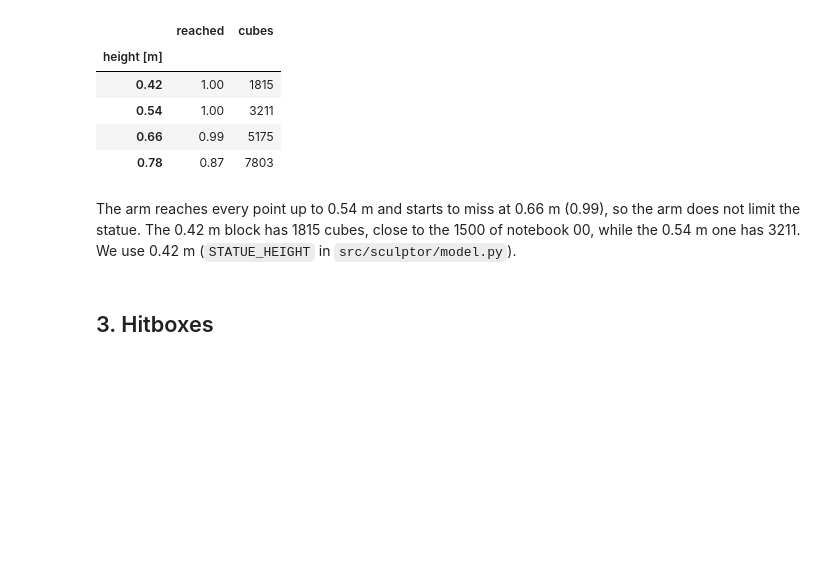
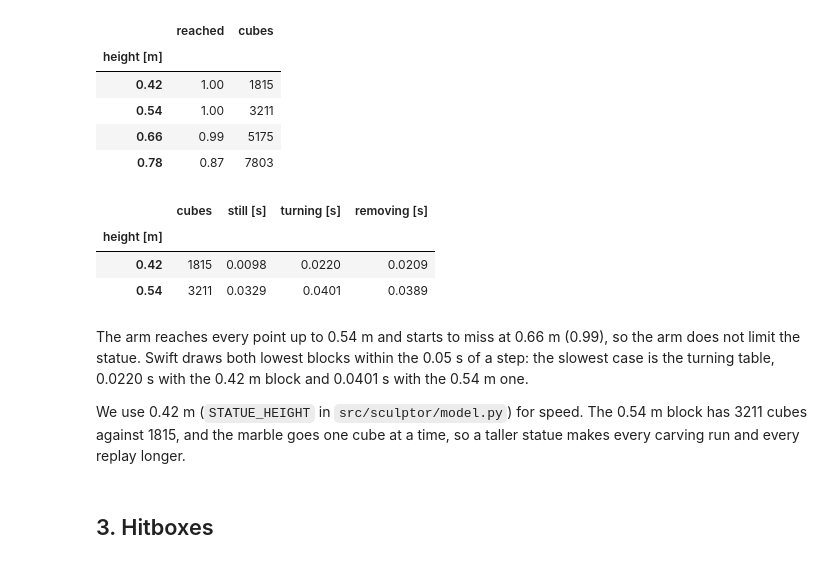
Before and after one commit to Aokiri/sculptor-robot, a Jupyter notebook: notebooks/03_reachability.ipynb, the cells around one changed output. Cells and saved outputs as stored; diff of their text form; code cells hidden in the pictures; blank space fills up the shorter version.

```diff
--- a/notebooks/03_reachability.ipynb
+++ b/notebooks/03_reachability.ipynb
@@ -123,8 +124,18 @@ pd.DataFrame(rows).set_index("height [m]").round(2)
 | 0.54 | 1.00 | 3211 |
 | 0.66 | 0.99 | 5175 |
 | 0.78 | 0.87 | 7803 |
+# %%
+# Mean time of a Swift step with each block, as in notebook 00 (the Swift tab has to stay on screen)
+pd.DataFrame.from_dict({h: step_times(proxy_pawn(h), cell) for h in [0.42, 0.54]}, orient="index").rename_axis("height [m]").round(4)
+# %% [output]
+|  | cubes | still [s] | turning [s] | removing [s] |
+| height [m] |  |  |  |  |
+| 0.42 | 1815 | 0.0098 | 0.0220 | 0.0209 |
+| 0.54 | 3211 | 0.0329 | 0.0401 | 0.0389 |
 # %% [markdown]
-The arm reaches every point up to 0.54 m and starts to miss at 0.66 m (0.99), so the arm does not limit the statue. The 0.42 m block has 1815 cubes, close to the 1500 of notebook 00, while the 0.54 m one has 3211. We use 0.42 m (`STATUE_HEIGHT` in `src/sculptor/model.py`).
+The arm reaches every point up to 0.54 m and starts to miss at 0.66 m (0.99), so the arm does not limit the statue. Swift draws both lowest blocks within the 0.05 s of a step: the slowest case is the turning table, 0.0220 s with the 0.42 m block and 0.0401 s with the 0.54 m one.
+
+We use 0.42 m (`STATUE_HEIGHT` in `src/sculptor/model.py`) for speed. The 0.54 m block has 3211 cubes against 1815, and the marble goes one cube at a time, so a taller statue makes every carving run and every replay longer.
 # %% [markdown]
 ## 3. Hitboxes
 # %% [markdown]
```
Also changed, not shown: parts of 6 cells of this notebook, 6 other files.
